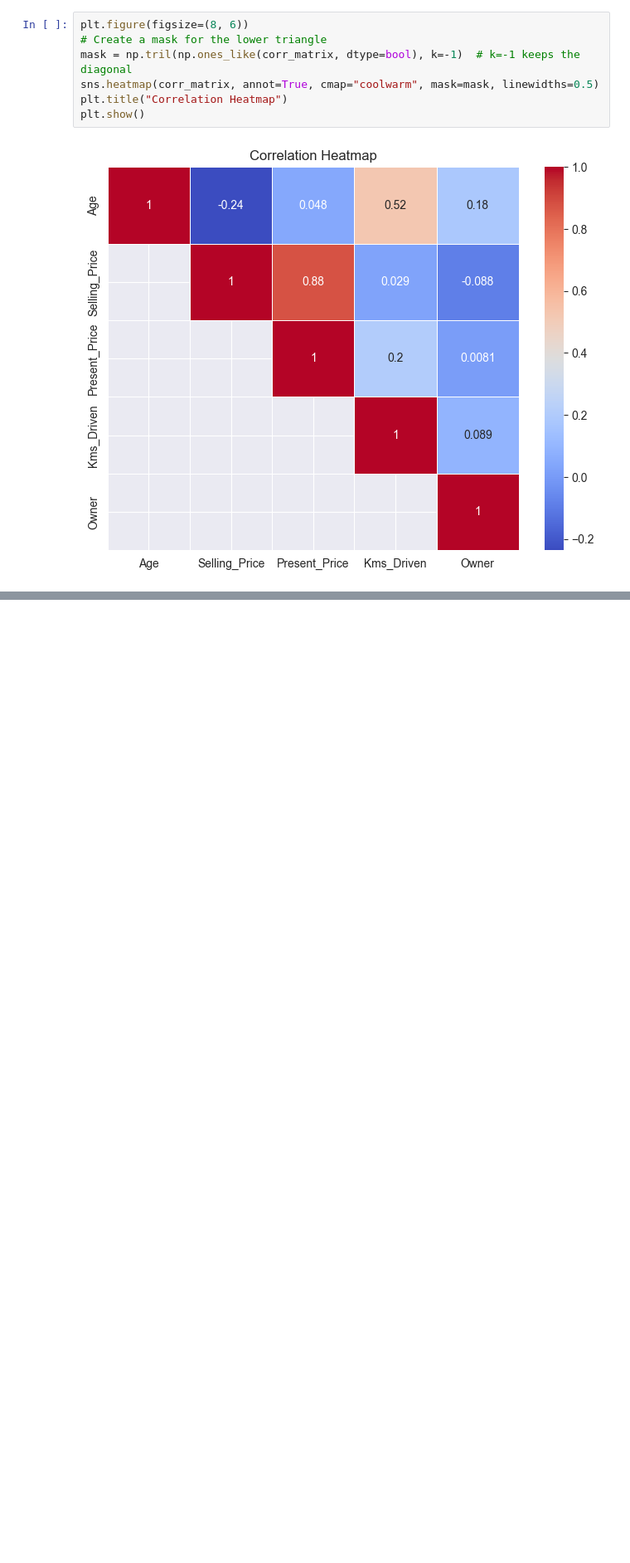
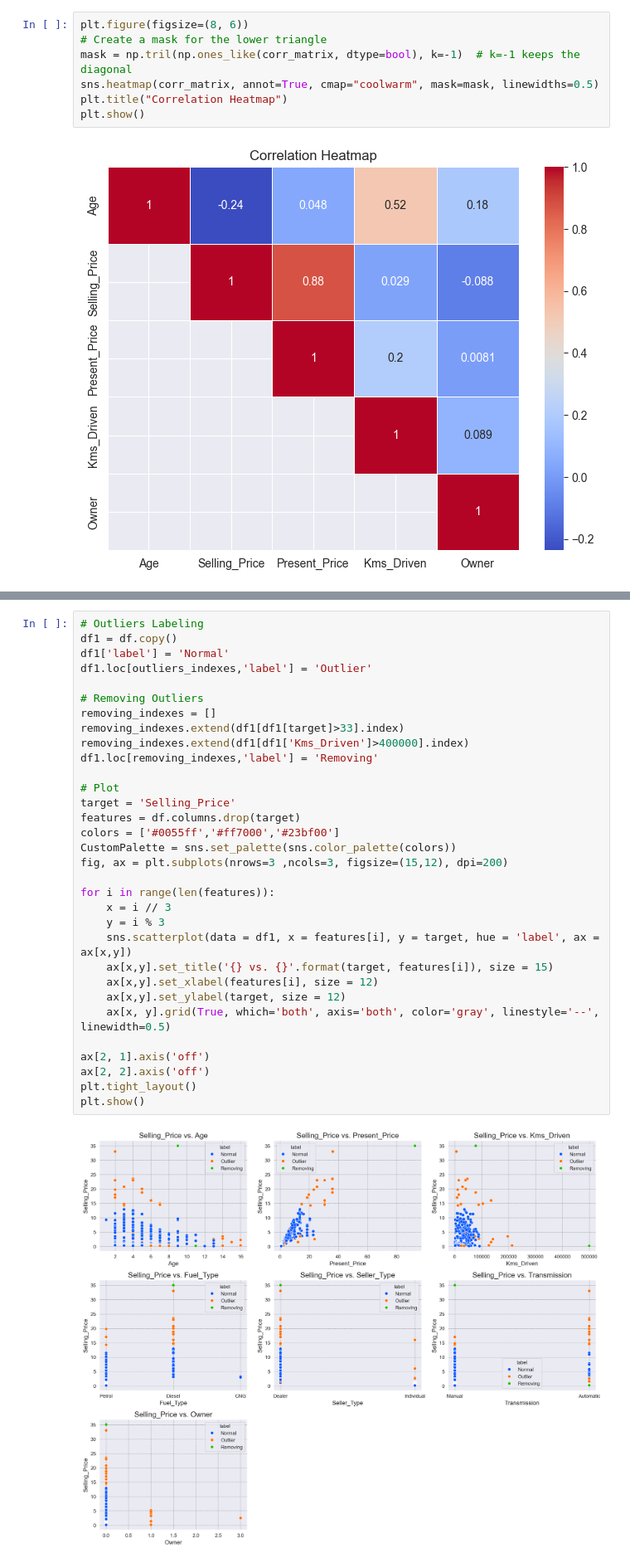
Before and after one commit to kdharaskar/Linear-Regression, a Jupyter notebook: polynomial-regression.ipynb, the cells around one changed output, grey strips where cells are left out. Shown at 83% size. Cells and saved outputs as stored; diff of their text form; blank space fills up the shorter version.

```diff
--- a/polynomial-regression.ipynb
+++ b/polynomial-regression.ipynb
@@ -148,0 +179,34 @@ plt.show()
+# %%
+# Outliers Labeling
+df1 = df.copy()
+df1['label'] = 'Normal'
+df1.loc[outliers_indexes,'label'] = 'Outlier'
+
+# Removing Outliers
+removing_indexes = []
+removing_indexes.extend(df1[df1[target]>33].index)
+removing_indexes.extend(df1[df1['Kms_Driven']>400000].index)
+df1.loc[removing_indexes,'label'] = 'Removing'
+
+# Plot
+target = 'Selling_Price'
+features = df.columns.drop(target)
+colors = ['#0055ff','#ff7000','#23bf00']
+CustomPalette = sns.set_palette(sns.color_palette(colors))
+fig, ax = plt.subplots(nrows=3 ,ncols=3, figsize=(15,12), dpi=200)
+
+for i in range(len(features)):
+    x = i // 3
+    y = i % 3
+    sns.scatterplot(data = df1, x = features[i], y = target, hue = 'label', ax = ax[x,y])
+    ax[x,y].set_title('{} vs. {}'.format(target, features[i]), size = 15)
+    ax[x,y].set_xlabel(features[i], size = 12)
+    ax[x,y].set_ylabel(target, size = 12)
+    ax[x, y].grid(True, which='both', axis='both', color='gray', linestyle='--', linewidth=0.5)
+
+ax[2, 1].axis('off')
+ax[2, 2].axis('off')
+plt.tight_layout()
+plt.show()
+# %% [output]
+[figure, added]
```
Also changed, not shown: parts of 5 cells of this notebook.
